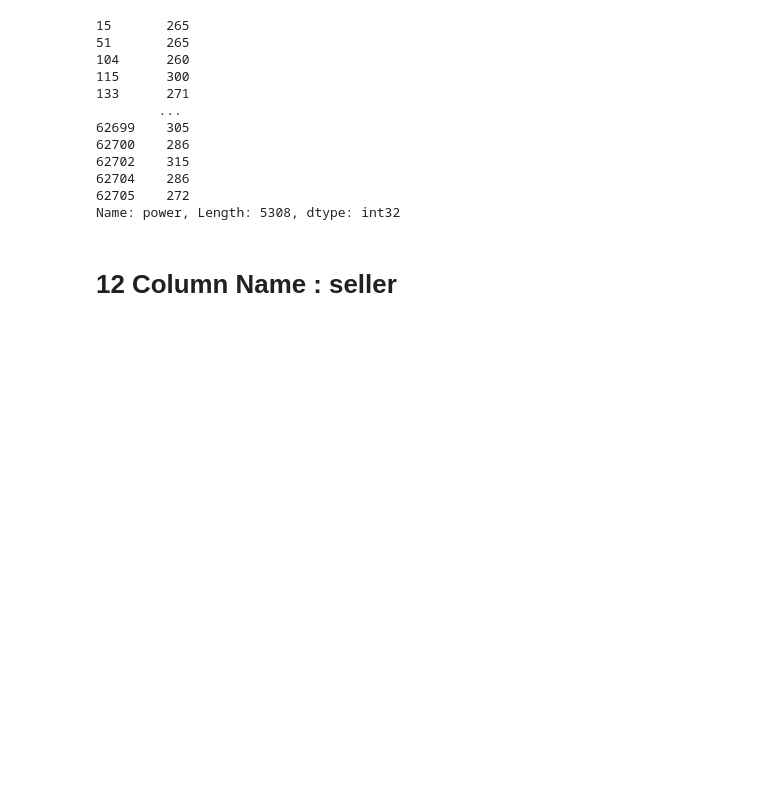
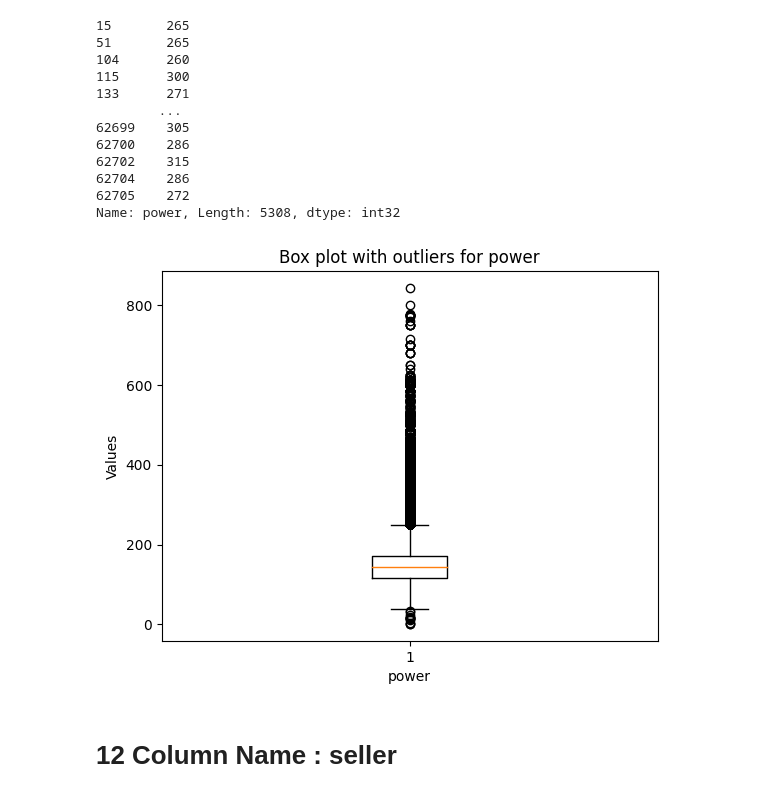
Before and after one commit to Nueseybe/Team2Project-4, a Jupyter notebook: main.ipynb, the cells around one changed output. Saved outputs shown, nothing was run; the diff lists cells and outputs as text; code cells hidden in the pictures; blank space fills up the shorter version.

```diff
--- a/main.ipynb
+++ b/main.ipynb
@@ -634,6 +650,10 @@ power_outliers
 62704    286
 62705    272
 Name: power, Length: 5308, dtype: int32
+# %%
+draw_boxplot_with_outliers(df,'power')
+# %% [output]
+[figure, added]
 # %% [markdown]
 # 12 Column Name : seller
 # %%
```
Also changed, not shown: parts of 1 cell of this notebook.
